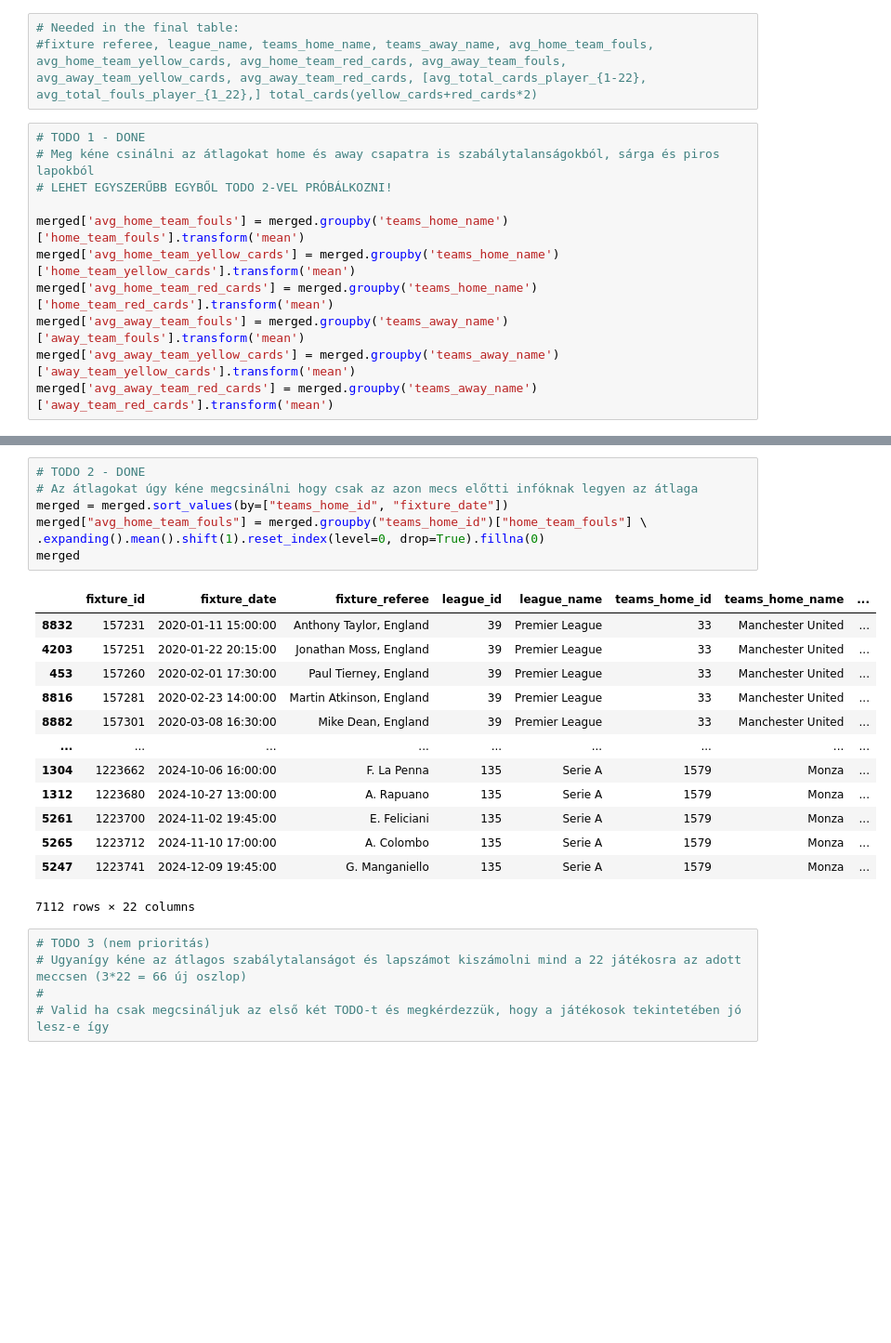
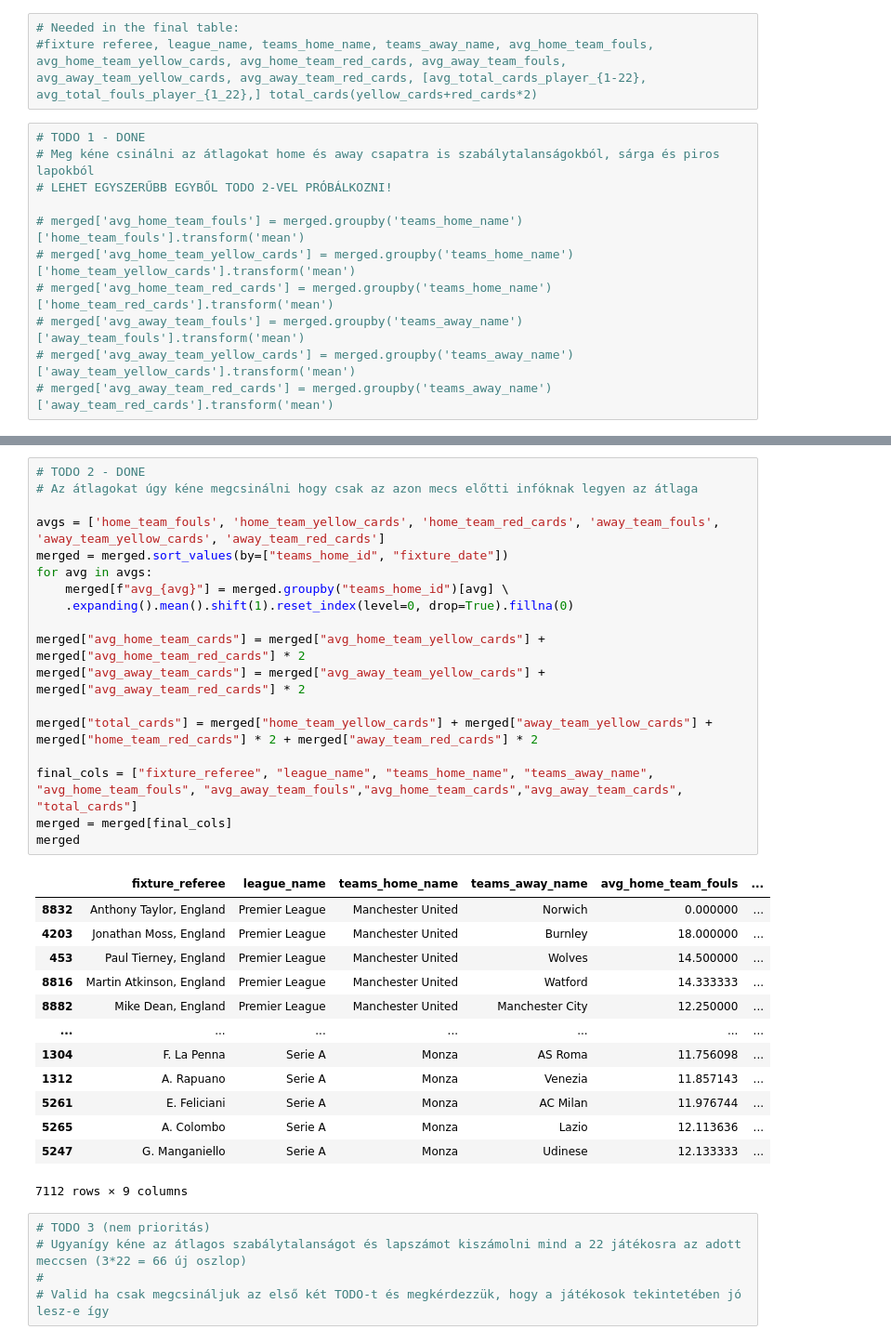
Before and after one commit to safargergo/HalLab, a Jupyter notebook: hallab.ipynb, the cells around one changed output, grey strips where cells are left out. Shown at 93% size. Saved outputs shown, nothing was run; the diff lists cells and outputs as text; blank space fills up the shorter version.

```diff
--- a/hallab.ipynb
+++ b/hallab.ipynb
@@ -131,12 +131,12 @@ merged[merged['fixture_id'] == 1208526]
 # Meg kéne csinálni az átlagokat home és away csapatra is szabálytalanságokból, sárga és piros lapokból
 # LEHET EGYSZERŰBB EGYBŐL TODO 2-VEL PRÓBÁLKOZNI!
 
-merged['avg_home_team_fouls'] = merged.groupby('teams_home_name')['home_team_fouls'].transform('mean')
-merged['avg_home_team_yellow_cards'] = merged.groupby('teams_home_name')['home_team_yellow_cards'].transform('mean')
-merged['avg_home_team_red_cards'] = merged.groupby('teams_home_name')['home_team_red_cards'].transform('mean')
-merged['avg_away_team_fouls'] = merged.groupby('teams_away_name')['away_team_fouls'].transform('mean')
-merged['avg_away_team_yellow_cards'] = merged.groupby('teams_away_name')['away_team_yellow_cards'].transform('mean')
-merged['avg_away_team_red_cards'] = merged.groupby('teams_away_name')['away_team_red_cards'].transform('mean')
+# merged['avg_home_team_fouls'] = merged.groupby('teams_home_name')['home_team_fouls'].transform('mean')
+# merged['avg_home_team_yellow_cards'] = merged.groupby('teams_home_name')['home_team_yellow_cards'].transform('mean')
+# merged['avg_home_team_red_cards'] = merged.groupby('teams_home_name')['home_team_red_cards'].transform('mean')
+# merged['avg_away_team_fouls'] = merged.groupby('teams_away_name')['away_team_fouls'].transform('mean')
+# merged['avg_away_team_yellow_cards'] = merged.groupby('teams_away_name')['away_team_yellow_cards'].transform('mean')
+# merged['avg_away_team_red_cards'] = merged.groupby('teams_away_name')['away_team_red_cards'].transform('mean')
 # %%
 merged
 # %% [output]
@@ -156,24 +156,35 @@ merged
 # %%
 # TODO 2 - DONE
 # Az átlagokat úgy kéne megcsinálni hogy csak az azon mecs előtti infóknak legyen az átlaga
+
+avgs = ['home_team_fouls', 'home_team_yellow_cards', 'home_team_red_cards', 'away_team_fouls', 'away_team_yellow_cards', 'away_team_red_cards']
 merged = merged.sort_values(by=["teams_home_id", "fixture_date"])
-merged["avg_home_team_fouls"] = merged.groupby("teams_home_id")["home_team_fouls"] \
-.expanding().mean().shift(1).reset_index(level=0, drop=True).fillna(0)
+for avg in avgs:
+    merged[f"avg_{avg}"] = merged.groupby("teams_home_id")[avg] \
+    .expanding().mean().shift(1).reset_index(level=0, drop=True).fillna(0)
+
+merged["avg_home_team_cards"] = merged["avg_home_team_yellow_cards"] + merged["avg_home_team_red_cards"] * 2
+merged["avg_away_team_cards"] = merged["avg_away_team_yellow_cards"] + merged["avg_away_team_red_cards"] * 2
+
+merged["total_cards"] = merged["home_team_yellow_cards"] + merged["away_team_yellow_cards"] + merged["home_team_red_cards"] * 2 + merged["away_team_red_cards"] * 2
+
+final_cols = ["fixture_referee", "league_name", "teams_home_name", "teams_away_name", "avg_home_team_fouls", "avg_away_team_fouls","avg_home_team_cards","avg_away_team_cards", "total_cards"]
+merged = merged[final_cols]
 merged
 # %% [output]
-|  | fixture_id | fixture_date | fixture_referee | league_id | league_name | teams_home_id | teams_home_name | ... |
-| 8832 | 157231 | 2020-01-11 15:00:00 | Anthony Taylor, England | 39 | Premier League | 33 | Manchester United | ... |
-| 4203 | 157251 | 2020-01-22 20:15:00 | Jonathan Moss, England | 39 | Premier League | 33 | Manchester United | ... |
-| 453 | 157260 | 2020-02-01 17:30:00 | Paul Tierney, England | 39 | Premier League | 33 | Manchester United | ... |
-| 8816 | 157281 | 2020-02-23 14:00:00 | Martin Atkinson, England | 39 | Premier League | 33 | Manchester United | ... |
-| 8882 | 157301 | 2020-03-08 16:30:00 | Mike Dean, England | 39 | Premier League | 33 | Manchester United | ... |
-| ... | ... | ... | ... | ... | ... | ... | ... | ... |
-| 1304 | 1223662 | 2024-10-06 16:00:00 | F. La Penna | 135 | Serie A | 1579 | Monza | ... |
-| 1312 | 1223680 | 2024-10-27 13:00:00 | A. Rapuano | 135 | Serie A | 1579 | Monza | ... |
-| 5261 | 1223700 | 2024-11-02 19:45:00 | E. Feliciani | 135 | Serie A | 1579 | Monza | ... |
-| 5265 | 1223712 | 2024-11-10 17:00:00 | A. Colombo | 135 | Serie A | 1579 | Monza | ... |
-| 5247 | 1223741 | 2024-12-09 19:45:00 | G. Manganiello | 135 | Serie A | 1579 | Monza | ... |
+|  | fixture_referee | league_name | teams_home_name | teams_away_name | avg_home_team_fouls | ... |
+| 8832 | Anthony Taylor, England | Premier League | Manchester United | Norwich | 0.000000 | ... |
+| 4203 | Jonathan Moss, England | Premier League | Manchester United | Burnley | 18.000000 | ... |
+| 453 | Paul Tierney, England | Premier League | Manchester United | Wolves | 14.500000 | ... |
+| 8816 | Martin Atkinson, England | Premier League | Manchester United | Watford | 14.333333 | ... |
+| 8882 | Mike Dean, England | Premier League | Manchester United | Manchester City | 12.250000 | ... |
+| ... | ... | ... | ... | ... | ... | ... |
+| 1304 | F. La Penna | Serie A | Monza | AS Roma | 11.756098 | ... |
+| 1312 | A. Rapuano | Serie A | Monza | Venezia | 11.857143 | ... |
+| 5261 | E. Feliciani | Serie A | Monza | AC Milan | 11.976744 | ... |
+| 5265 | A. Colombo | Serie A | Monza | Lazio | 12.113636 | ... |
+| 5247 | G. Manganiello | Serie A | Monza | Udinese | 12.133333 | ... |
-7112 rows × 22 columns
+7112 rows × 9 columns
 # %%
 # TODO 3 (nem prioritás)
 # Ugyanígy kéne az átlagos szabálytalanságot és lapszámot kiszámolni mind a 22 játékosra az adott meccsen (3*22 = 66 új oszlop)
```
Also changed, not shown: parts of 1 cell of this notebook.
